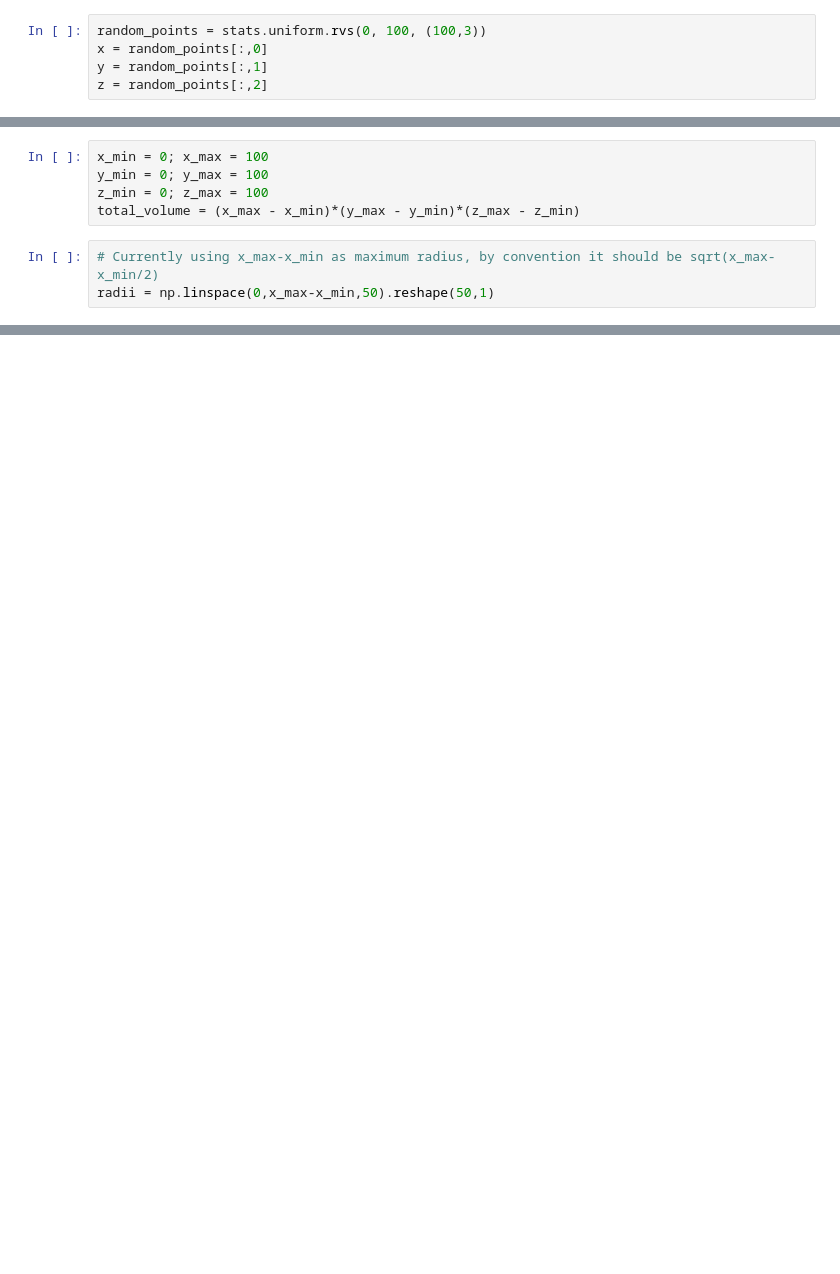
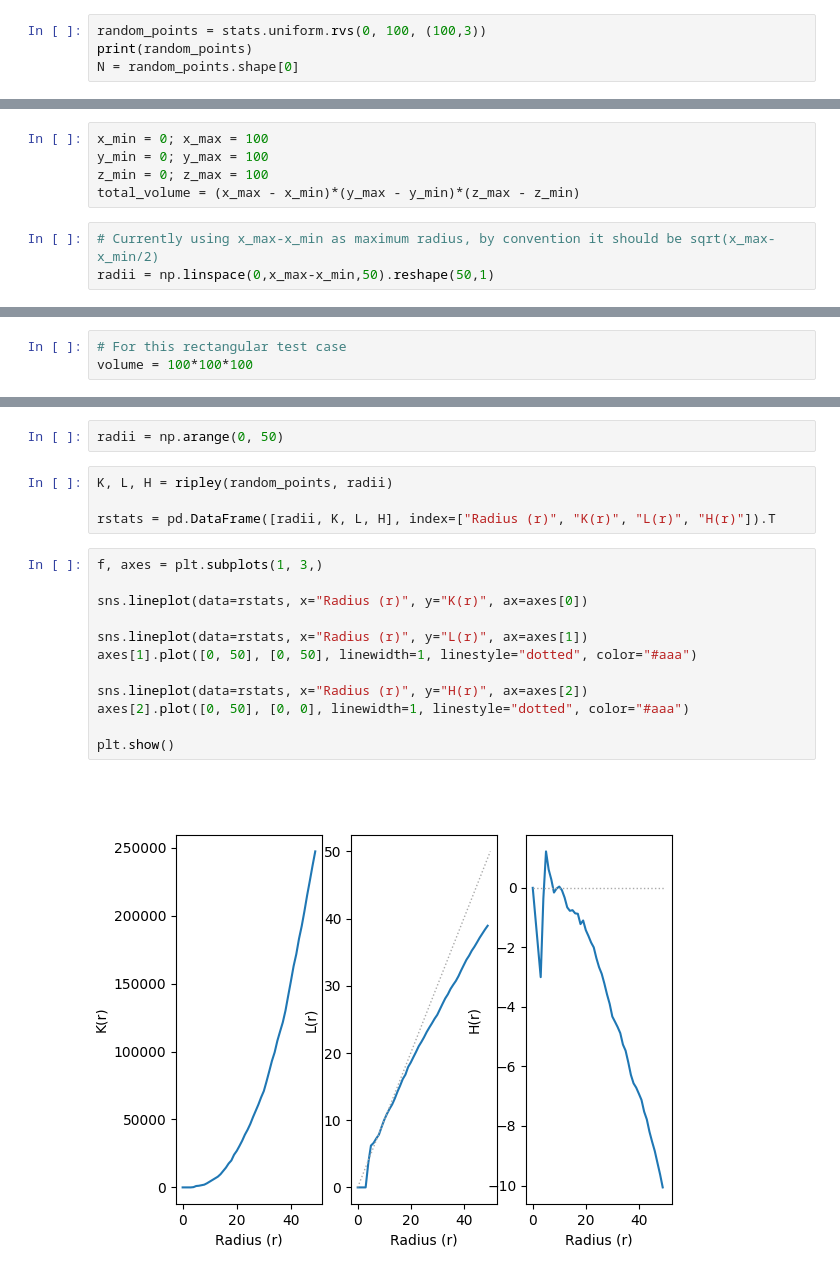
Before and after one commit to dkermany/mdspacer, a Jupyter notebook: ipynb/confocal_3D/Spatial3D.ipynb, the cells around one changed output, grey strips where cells are left out. Saved outputs shown, nothing was run; the diff lists cells and outputs as text; blank space fills up the shorter version.

Commit message:
Wrote initial ripley function

```diff
--- a/ipynb/confocal_3D/Spatial3D.ipynb
+++ b/ipynb/confocal_3D/Spatial3D.ipynb
@@ -18,6 +13,5 @@ def euclidean_distance(point1, point2):
     return np.linalg.norm(point1-point2)
 # %%
 random_points = stats.uniform.rvs(0, 100, (100,3))
-x = random_points[:,0]
-y = random_points[:,1]
-z = random_points[:,2]
+print(random_points)
+N = random_points.shape[0]
@@ -73,0 +90,3 @@ def make_tree(d1=None, d2=None, d3=None):
+# %%
+# For this rectangular test case
+volume = 100*100*100
@@ -73,0 +166,20 @@ def make_tree(d1=None, d2=None, d3=None):
+# %%
+radii = np.arange(0, 50)
+# %%
+K, L, H = ripley(random_points, radii)
+
+rstats = pd.DataFrame([radii, K, L, H], index=["Radius (r)", "K(r)", "L(r)", "H(r)"]).T
+# %%
+f, axes = plt.subplots(1, 3,)
+
+sns.lineplot(data=rstats, x="Radius (r)", y="K(r)", ax=axes[0])
+
+sns.lineplot(data=rstats, x="Radius (r)", y="L(r)", ax=axes[1])
+axes[1].plot([0, 50], [0, 50], linewidth=1, linestyle="dotted", color="#aaa")
+
+sns.lineplot(data=rstats, x="Radius (r)", y="H(r)", ax=axes[2])
+axes[2].plot([0, 50], [0, 0], linewidth=1, linestyle="dotted", color="#aaa")
+
+plt.show()
+# %% [output]
+[figure, added]
```
Also changed, not shown: parts of 13 cells of this notebook, 2 other files.
